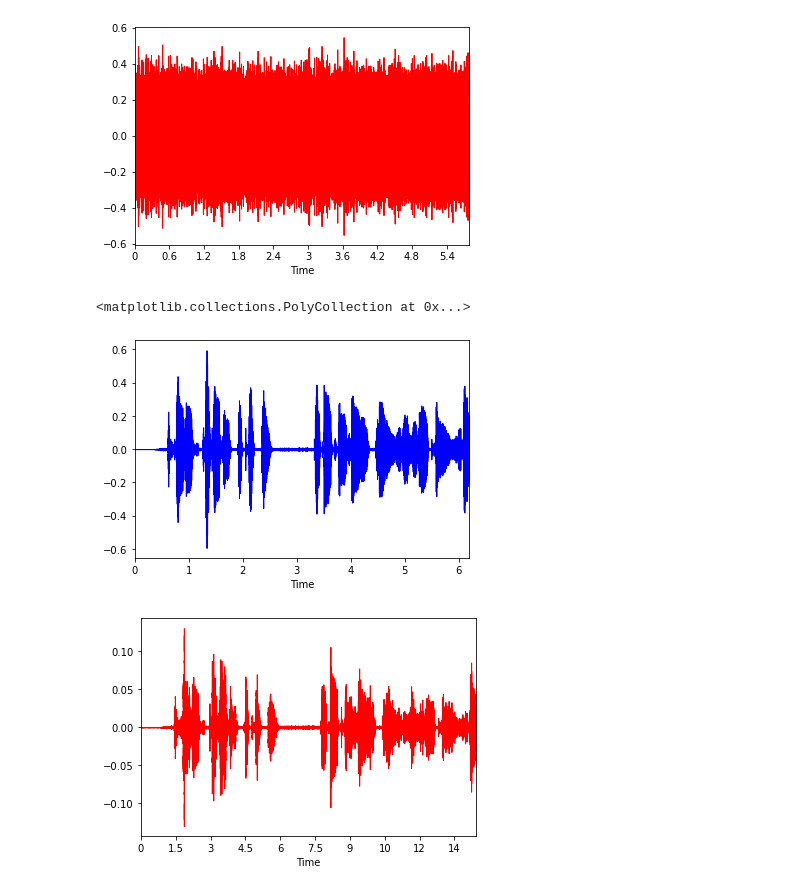
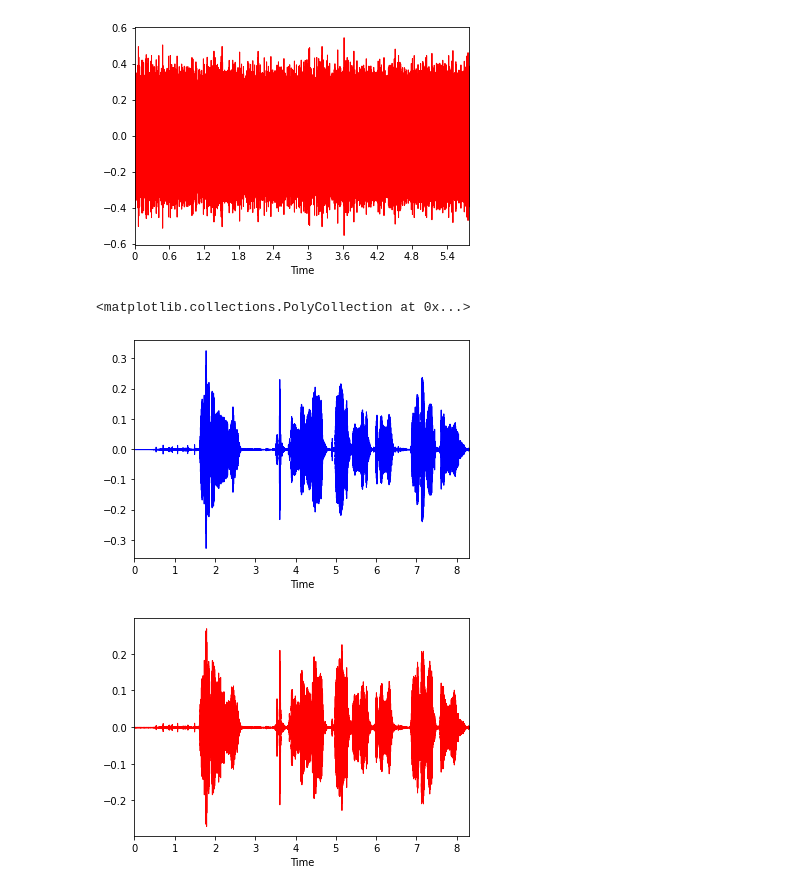
Before and after one commit to boolta1004/Denoise_Sound, a Jupyter notebook: ryu/noise(mfcc).ipynb, the cells around one changed output. Saved outputs shown, nothing was run; the diff lists cells and outputs as text; code cells hidden in the pictures.

Commit message:
Test mfcc 복원작업 \ nmfcc로변환했다가 다시 복원했을때 음성데이터 들어봄

```diff
--- a/ryu/noise(mfcc).ipynb
+++ b/ryu/noise(mfcc).ipynb
@@ -308,21 +290,21 @@ librosa.display.waveplot(test, sr=sr, color='r')
 <matplotlib.collections.PolyCollection at 0x...>
 [figure]
 # %%
-y, sr = librosa.load("./test.wav")
+y, sr = librosa.load("../sound_data/0/1.wav")
 librosa.display.waveplot(y, sr=sr, color='b')
 # %% [output]
 <matplotlib.collections.PolyCollection at 0x...>
-[figure, old version]
+[figure, new version]
 # %%
 import soundfile as sf
 
 #mfcc 추출
-mfcc = librosa.feature.mfcc(y=y, sr=sr, n_mfcc=45, hop_length=int(sr*0.01),n_fft=int(sr*0.02))
+mfcc = librosa.feature.mfcc(y=y, sr=sr, n_mfcc=60)
 #mfcc에서 역변환
 re_wav = librosa.feature.inverse.mfcc_to_audio(mfcc)
 #wav 파형 출력
 librosa.display.waveplot(re_wav, sr=sr, color='r')
 #파일 저장
 sf.write('./output_test.wav', re_wav, sr, subtype='PCM_24')
 # %% [output]
-[figure, old version]
+[figure, new version]
```
Also changed, not shown: parts of 1 cell of this notebook.
